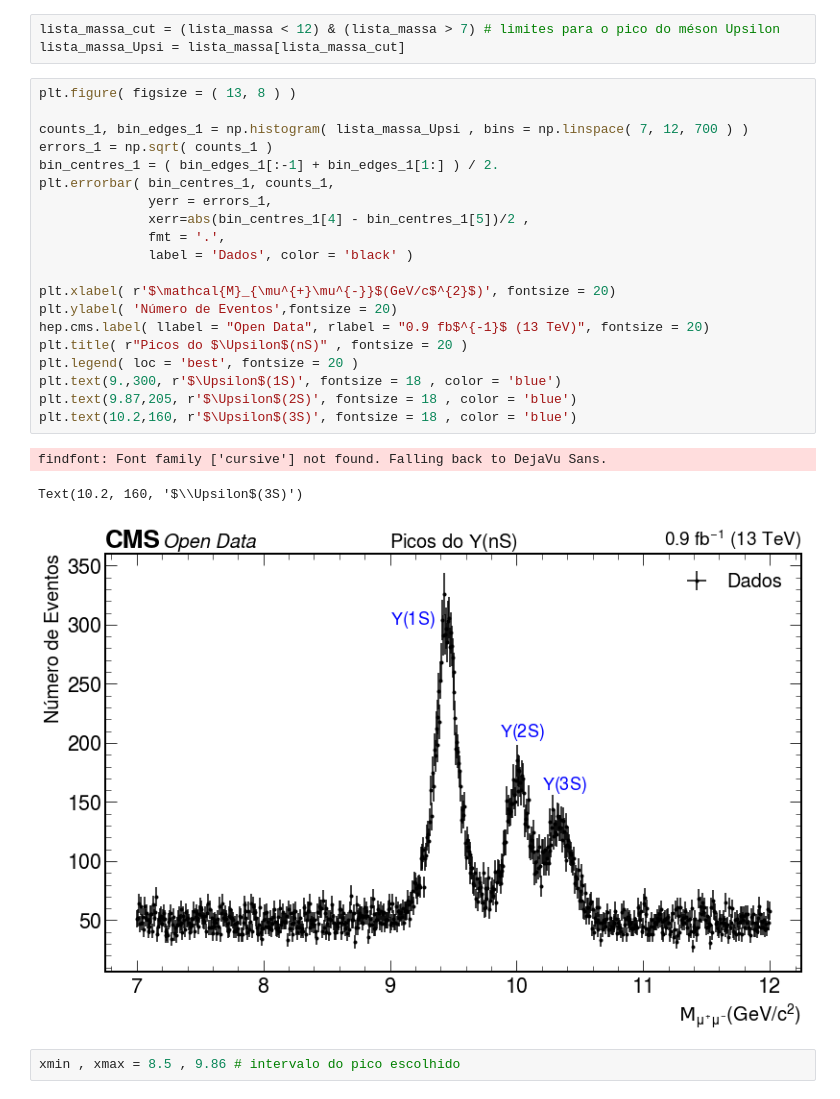
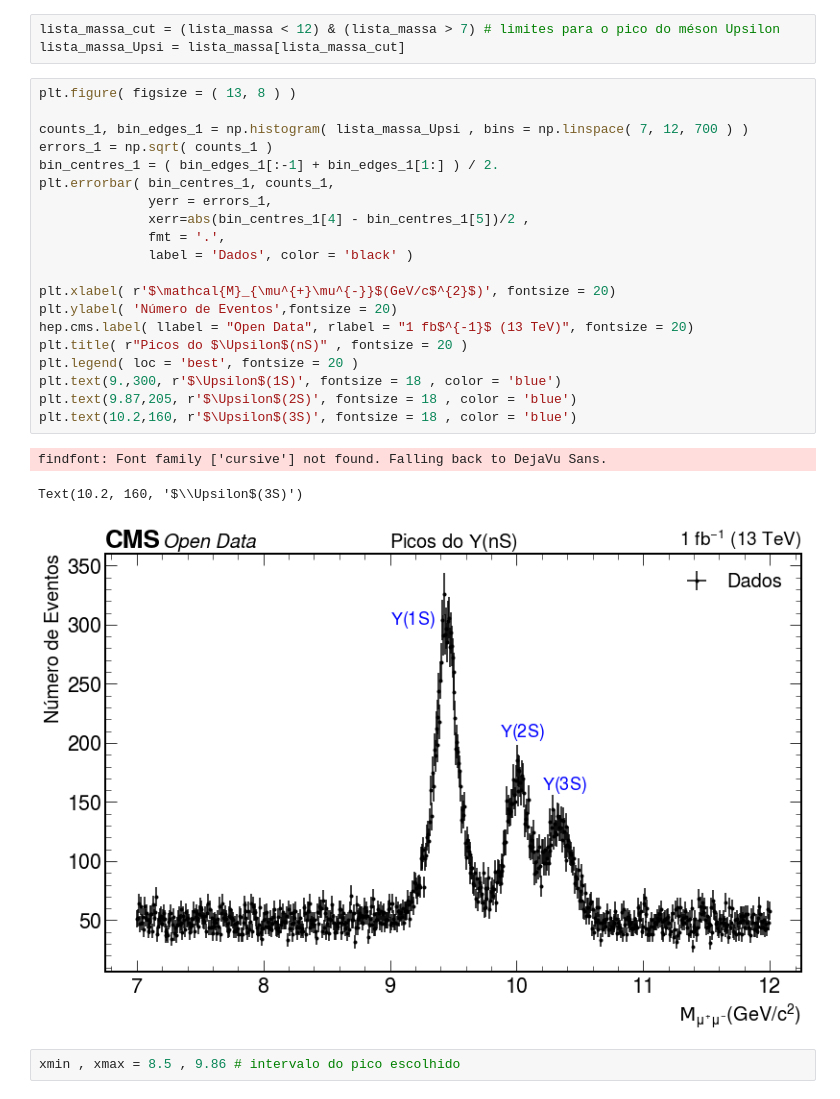
Before and after one commit to teteumac/Projeto-Final---Analise-em-FAE, a Jupyter notebook: Exercicio_4_e_5.ipynb, the cells around one changed output. Drawn from its saved outputs; the diff is of its cells as text.

```diff
--- a/Exercicio_4_e_5.ipynb
+++ b/Exercicio_4_e_5.ipynb
@@ -32,27 +32,27 @@ lista_massa_Upsi = lista_massa[lista_massa_cut]
 # %%
 plt.figure( figsize = ( 13, 8 ) )
 
 counts_1, bin_edges_1 = np.histogram( lista_massa_Upsi , bins = np.linspace( 7, 12, 700 ) )
 errors_1 = np.sqrt( counts_1 )
 bin_centres_1 = ( bin_edges_1[:-1] + bin_edges_1[1:] ) / 2.
 plt.errorbar( bin_centres_1, counts_1,
               yerr = errors_1,
               xerr=abs(bin_centres_1[4] - bin_centres_1[5])/2 ,
               fmt = '.',
               label = 'Dados', color = 'black' )
 
 plt.xlabel( r'$\mathcal{M}_{\mu^{+}\mu^{-}}$(GeV/c$^{2}$)', fontsize = 20)
 plt.ylabel( 'Número de Eventos',fontsize = 20)
-hep.cms.label( llabel = "Open Data", rlabel = "0.9 fb$^{-1}$ (13 TeV)", fontsize = 20)
+hep.cms.label( llabel = "Open Data", rlabel = "1 fb$^{-1}$ (13 TeV)", fontsize = 20)
 plt.title( r"Picos do $\Upsilon$(nS)" , fontsize = 20 )
 plt.legend( loc = 'best', fontsize = 20 )
 plt.text(9.,300, r'$\Upsilon$(1S)', fontsize = 18 , color = 'blue')
 plt.text(9.87,205, r'$\Upsilon$(2S)', fontsize = 18 , color = 'blue')
 plt.text(10.2,160, r'$\Upsilon$(3S)', fontsize = 18 , color = 'blue')
 # %% [output]
 findfont: Font family ['cursive'] not found. Falling back to DejaVu Sans.
 Text(10.2, 160, '$\\Upsilon$(3S)')
-[figure, old version]
+[figure, new version]
 # %%
 xmin , xmax = 8.5 , 9.86 # intervalo do pico escolhido
 # %%
```
Also changed, not shown: parts of 1 cell of this notebook.
